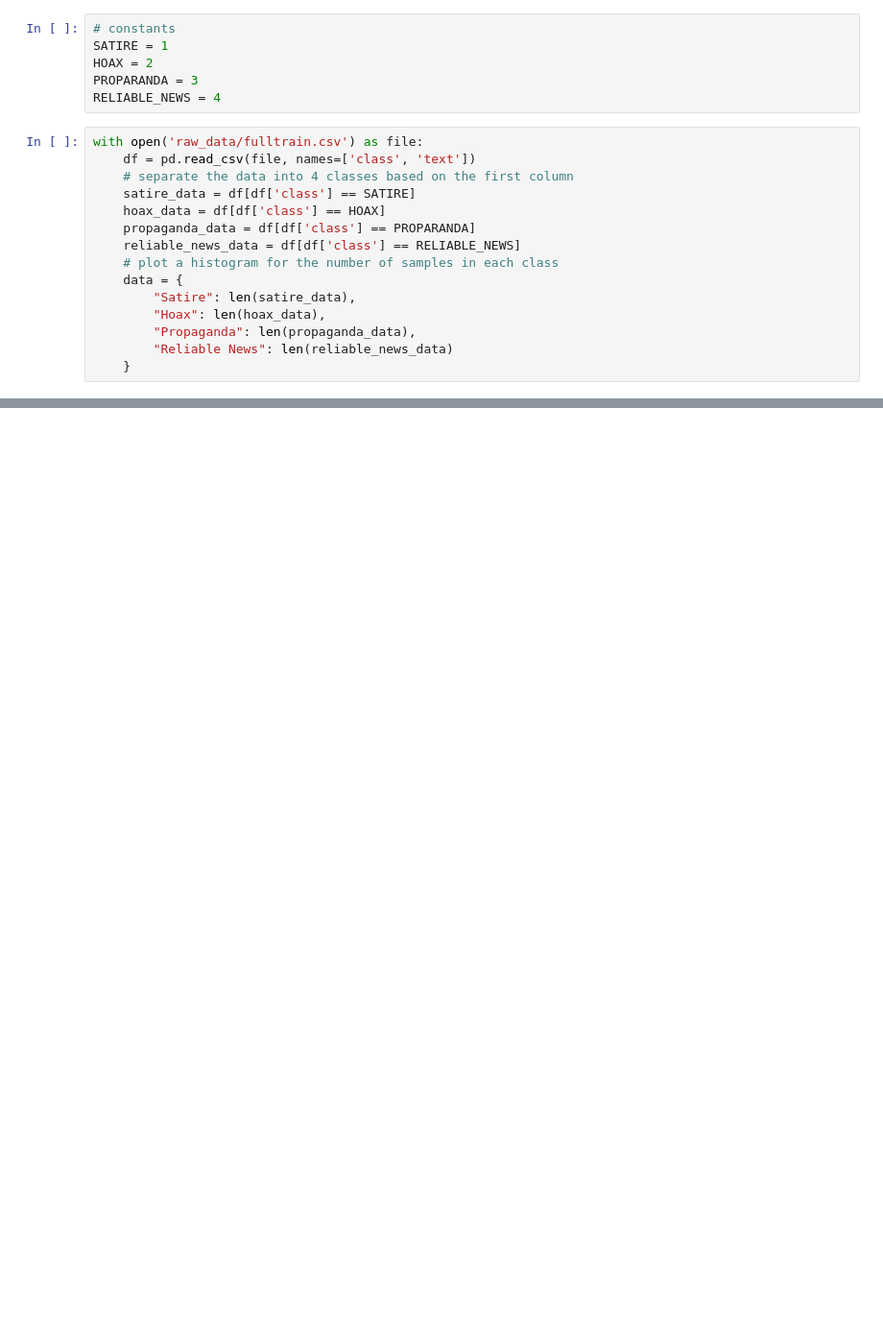
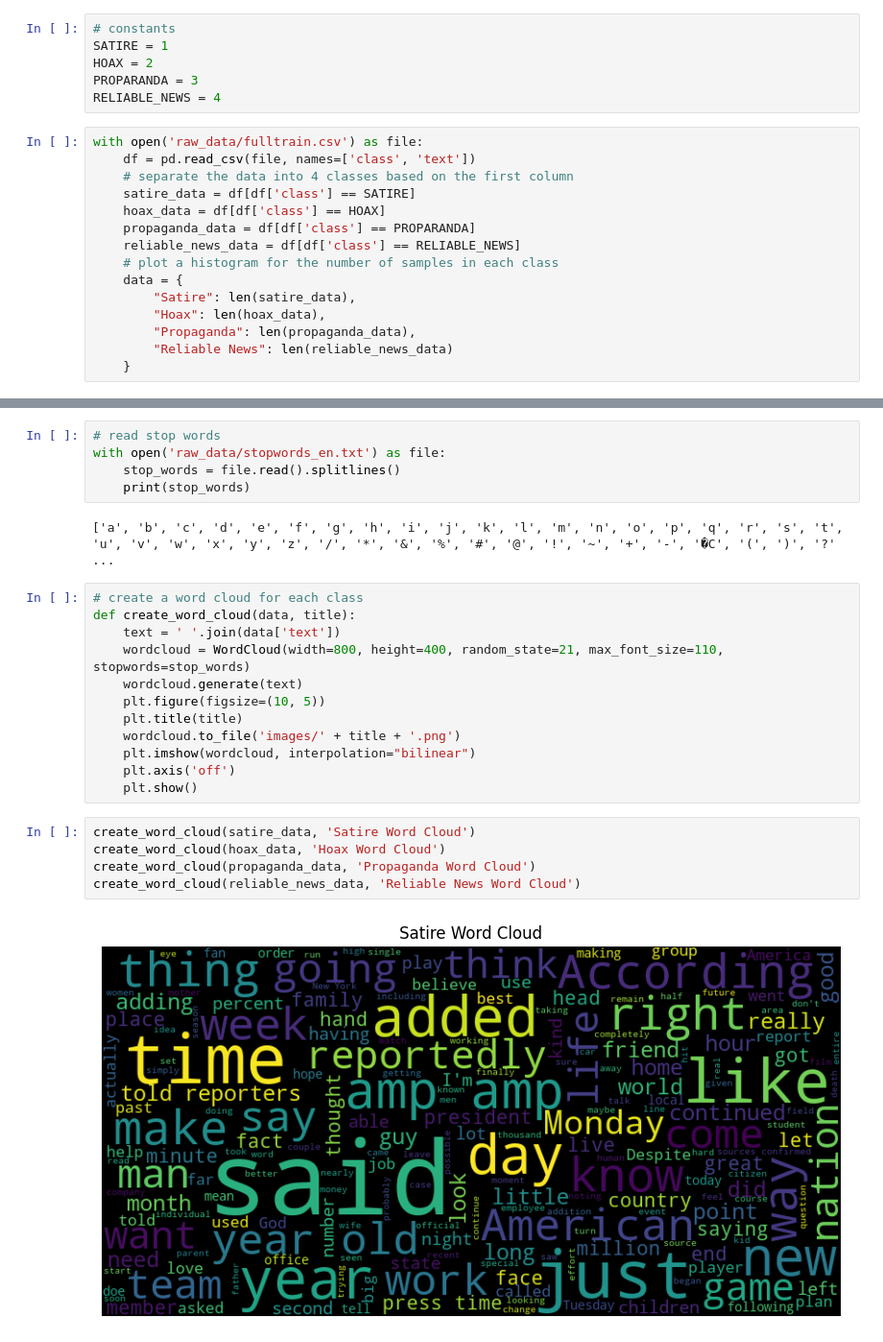
Before and after one commit to Lava-Iris/CS4248_project, a Jupyter notebook: eda.ipynb, the cells around one changed output, grey strips where cells are left out. Shown at 96% size. Saved outputs shown, nothing was run; the diff lists cells and outputs as text; blank space fills up the shorter version.

Commit message:
Add word clouds for each document class

```diff
--- a/eda.ipynb
+++ b/eda.ipynb
@@ -38,0 +39,26 @@ plt.savefig('images/data_distribution.png')
+# %%
+# read stop words
+with open('raw_data/stopwords_en.txt') as file:
+    stop_words = file.read().splitlines()
+    print(stop_words)
+# %% [output]
+['a', 'b', 'c', 'd', 'e', 'f', 'g', 'h', 'i', 'j', 'k', 'l', 'm', 'n', 'o', 'p', 'q', 'r', 's', 't', 'u', 'v', 'w', 'x', 'y', 'z', '/', '*', '&', '%', '#', '@', '!', '~', '+', '-', '�C', '(', ')', '?' ...
+# %%
+# create a word cloud for each class
+def create_word_cloud(data, title):
+    text = ' '.join(data['text'])
+    wordcloud = WordCloud(width=800, height=400, random_state=21, max_font_size=110, stopwords=stop_words)
+    wordcloud.generate(text)
+    plt.figure(figsize=(10, 5))
+    plt.title(title)
+    wordcloud.to_file('images/' + title + '.png')
+    plt.imshow(wordcloud, interpolation="bilinear")
+    plt.axis('off')
+    plt.show()
+# %%
+create_word_cloud(satire_data, 'Satire Word Cloud')
+create_word_cloud(hoax_data, 'Hoax Word Cloud')
+create_word_cloud(propaganda_data, 'Propaganda Word Cloud')
+create_word_cloud(reliable_news_data, 'Reliable News Word Cloud')
+# %% [output]
+[figure, added]
```
Also changed, not shown: parts of 3 cells of this notebook, 5 other files.
